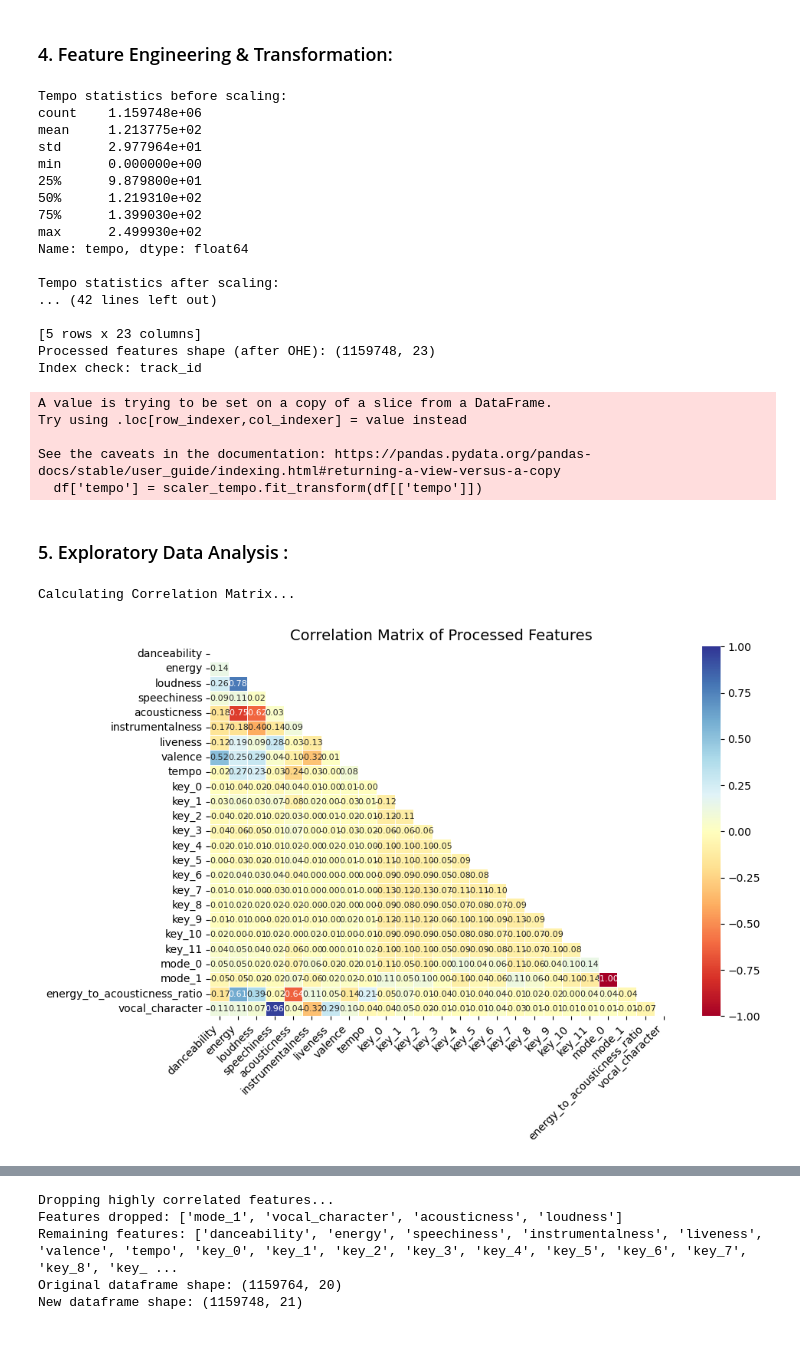
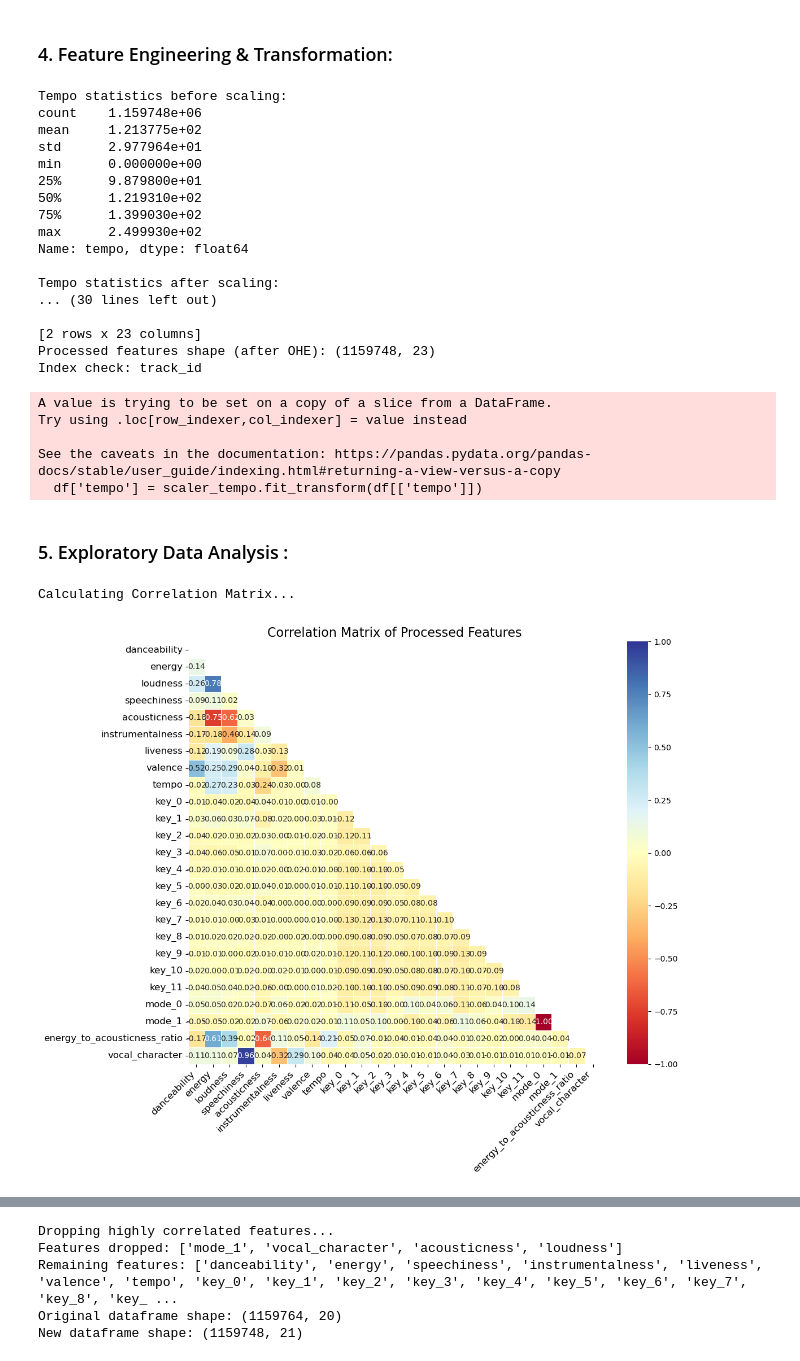
Before and after one commit to imaddde867/spotify-clusters, a Jupyter notebook: main.ipynb, the cells around one changed output, grey strips where cells are left out. Saved outputs shown, nothing was run; the diff lists cells and outputs as text; code cells hidden in the pictures.

```diff
--- a/main.ipynb
+++ b/main.ipynb
@@ -8,11 +9,13 @@ import matplotlib.pyplot as plt
 import numpy as np
 from sklearn.preprocessing import MinMaxScaler
 
-file_path = 'data/spotify_data.csv'
-df_raw = pd.read_csv(file_path)
+def load_data(file_path):
+    df = pd.read_csv(file_path)
+    print("Original data shape:", df.shape)
+    print("Original data head:\n", df.head(3))
+    return df
 
-print("Original data shape:", df_raw.shape)
-print("Original data head:\n", df_raw.head())
+df_raw = load_data('data/spotify_data.csv')
 # %% [output]
 Original data shape: (1159764, 20)
 Original data head:
@@ -34,14 +37,14 @@ Original data head:
 # %% [markdown]
 ### 2. Initial Cleaning & Preprocessing :
 # %%
-print("Missing values before dropping:\n", df_raw.isnull().sum())
-df_clean = df_raw.dropna().copy() # Use .copy() to avoid SettingWithCopyWarning
-print("\nShape before dropping NA:", df_raw.shape)
-print("\nShape after dropping NA:", df_clean.shape)
-
-
-# Checking for duplicates
-print("\nDuplicate rows:", df_clean.duplicated().sum())
+def clean_data(df):
+    df_clean = df.dropna().copy()
+    print("Missing values before dropping:\n", df.isnull().sum())
+    print("\nShape before dropping NA:", df.shape)
+    print("\nShape after dropping NA:", df_clean.shape)
+    print("\nDuplicate rows:", df_clean.duplicated().sum())
+    return df_clean
+df_clean = clean_data(df_raw)
 # %% [output]
 Missing values before dropping:
  Unnamed: 0           0
@@ -118,7 +121,7 @@ df = pd.concat([df, mode_dummies], axis=1)
 # Drop original categorical columns
 df.drop(['key', 'mode'], axis=1, inplace=True)
 
-print("\nProcessed features head (after OHE):\n", df.head())
+print("\nProcessed features head (after OHE):\n", df.head(2))
 print("Processed features shape (after OHE):", df.shape)
 print("Index check:", df.index.name)
 
@@ -138,9 +141,9 @@ max      2.499930e+02
 Name: tempo, dtype: float64
 
 Tempo statistics after scaling:
-... (42 lines left out)
+... (30 lines left out)
 
-[5 rows x 23 columns]
+[2 rows x 23 columns]
 Processed features shape (after OHE): (1159748, 23)
 Index check: track_id
 A value is trying to be set on a copy of a slice from a DataFrame.
@@ -153,20 +156,21 @@ See the caveats in the documentation: https://pandas.pydata.org/pandas-docs/stab
 # %%
 import seaborn as sns
 import matplotlib.pyplot as plt
 import numpy as np
 
 print("\nCalculating Correlation Matrix...")
 correlation_matrix = df.corr()
 
-plt.figure(figsize=(10, 7))
-mask = np.triu(np.ones_like(correlation_matrix, dtype=bool))
-sns.heatmap(correlation_matrix, annot=True, cmap='RdYlBu', fmt='.2f', linewidths=0.5, vmin=-1, vmax=1, mask=mask, annot_kws={"size": 8})
-plt.title('Correlation Matrix of Processed Features', fontsize=14)
-plt.xticks(rotation=45, ha='right')
-plt.yticks(rotation=0)
+plt.figure(figsize=(12, 10))
+sns.heatmap(correlation_matrix, annot=True, cmap='RdYlBu', fmt='.2f',
+            linewidths=0.5, vmin=-1, vmax=1, mask=np.triu(np.ones_like(correlation_matrix, dtype=bool)),
+            annot_kws={"size": 10})
+plt.title('Correlation Matrix of Processed Features', fontsize=16)
+plt.xticks(rotation=45, ha='right', fontsize=12)
+plt.yticks(fontsize=12)
 plt.tight_layout()
 plt.show()
 # %% [output]
 Calculating Correlation Matrix...
-[figure, old version]
+[figure, new version]
 # %% [markdown]
```
Also changed, not shown: parts of 13 cells of this notebook, 5 other files.
